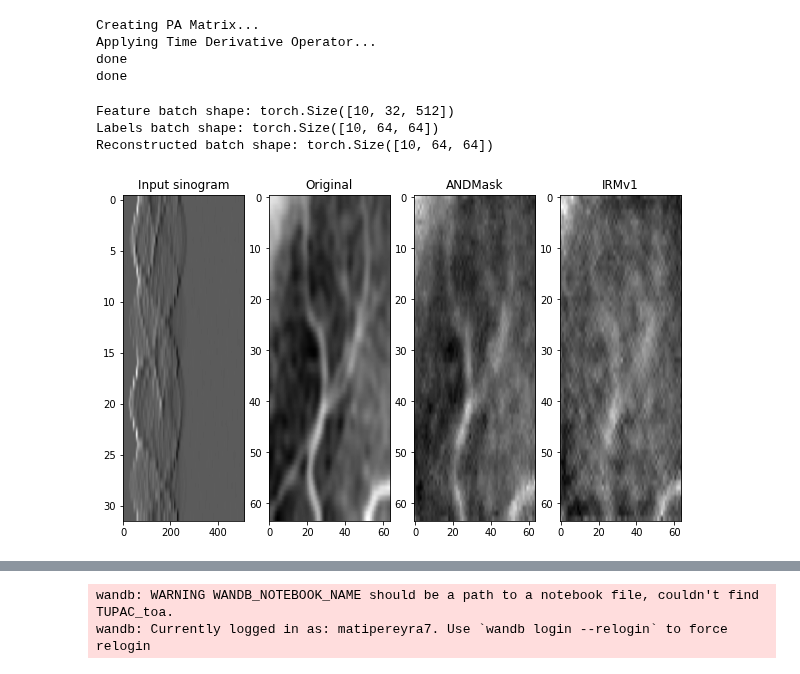
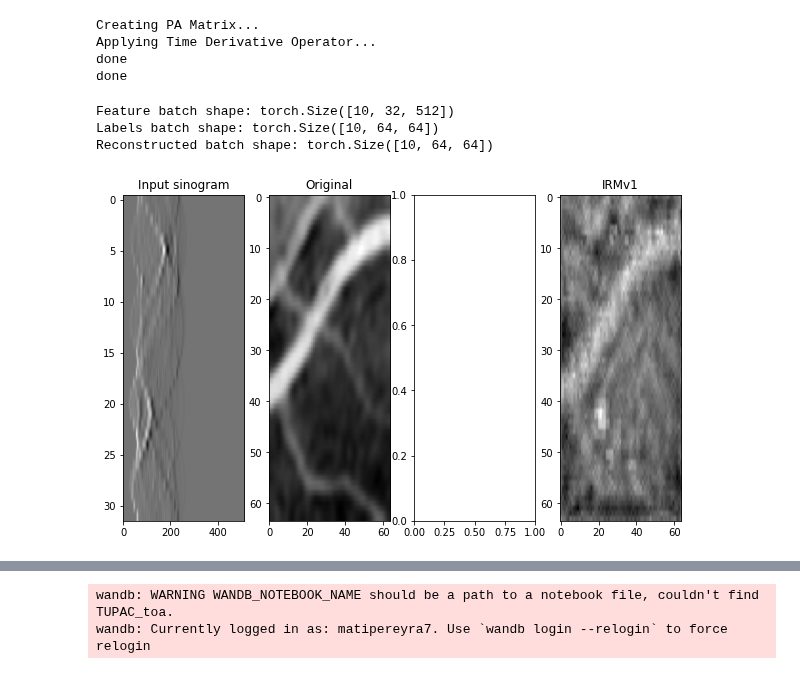
Before and after one commit to mvera1412/TOA_causal, a Jupyter notebook: notebooks/TUPAC_toa.ipynb, the cells around one changed output, grey strips where cells are left out. Saved outputs shown, nothing was run; the diff lists cells and outputs as text; code cells hidden in the pictures.

```diff
--- a/notebooks/TUPAC_toa.ipynb
+++ b/notebooks/TUPAC_toa.ipynb
@@ -134,38 +133,38 @@ environment_number = 4
 features_and_labels: Tuple[torch.Tensor, torch.Tensor] = next(iter(train_loaders[4]))  # next(iter()) returns the next item to be iterated
 
 train_features, train_labels = features_and_labels
-output_ANDMask: torch.Tensor = predicting(model_ANDMask, train_features, Ao, device)
+#output_ANDMask: torch.Tensor = predicting(model_ANDMask, train_features, Ao, device)
 output_IRMv1: torch.Tensor = predicting(model_IRMv1, train_features, Ao, device)
 
 print(f"Feature batch shape: {train_features.size()}")  # size: (batchsize, n_sensors, width) = (10, 32, 512)
 print(f"Labels batch shape: {train_labels.size()}")     # size: (batchsize, heigth,    width) = (10, 64, 64)
 print(f"Reconstructed batch shape: {output_IRMv1.size()}")    # size: (batchsize, heigth,    width) = (10, 64, 64)
 img = train_features[0].squeeze()
 label = train_labels[0].squeeze()
-reconstructed_ANDMask = output_ANDMask[0].squeeze()
+#reconstructed_ANDMask = output_ANDMask[0].squeeze()
 reconstructed_IRMv1 = output_IRMv1[0].squeeze()
 
 # Plots
 figsize = (10,6)
 fig, axs = plt.subplots(1, 4, figsize=figsize)
 
 axs[0].imshow(img, cmap="gray", aspect='auto')
 axs[0].set_title('Input sinogram')
 
 axs[1].imshow(label, cmap="gray", aspect='auto')
 axs[1].set_title('Original')
 
-rec = reconstructed_ANDMask.detach().to(device='cpu')
+"""rec = reconstructed_ANDMask.detach().to(device='cpu')
 axs[2].imshow(rec, cmap="gray", aspect='auto')
-axs[2].set_title('ANDMask')
+axs[2].set_title('ANDMask')"""
 
 rec = reconstructed_IRMv1.detach().to(device='cpu')
 axs[3].imshow(rec, cmap="gray", aspect='auto')
 axs[3].set_title('IRMv1')
 
 plt.show()
 # %% [output]
 Feature batch shape: torch.Size([10, 32, 512])
 Labels batch shape: torch.Size([10, 64, 64])
 Reconstructed batch shape: torch.Size([10, 64, 64])
-[figure, old version]
+[figure, new version]
```
Also changed, not shown: parts of 15 cells of this notebook.
